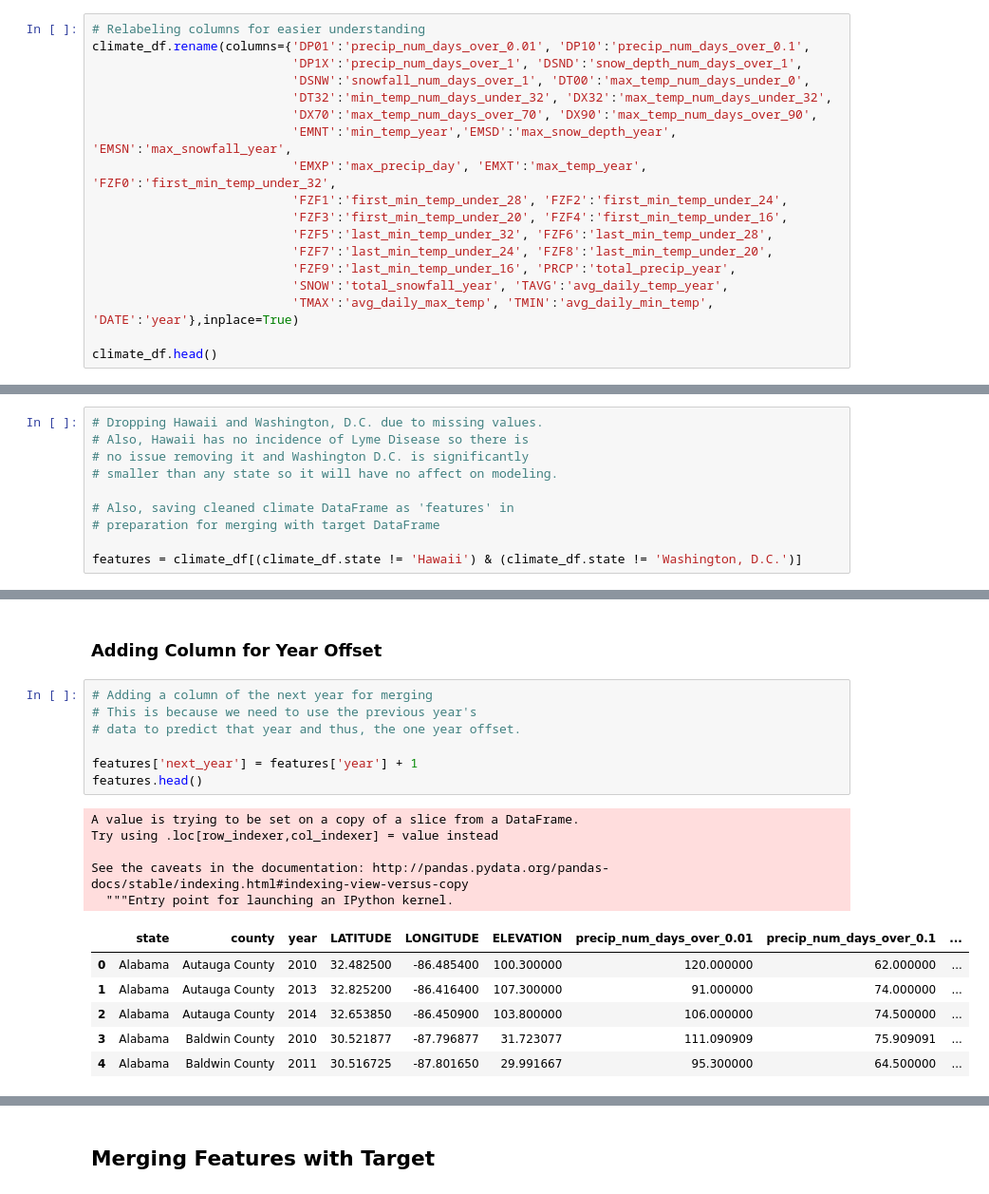
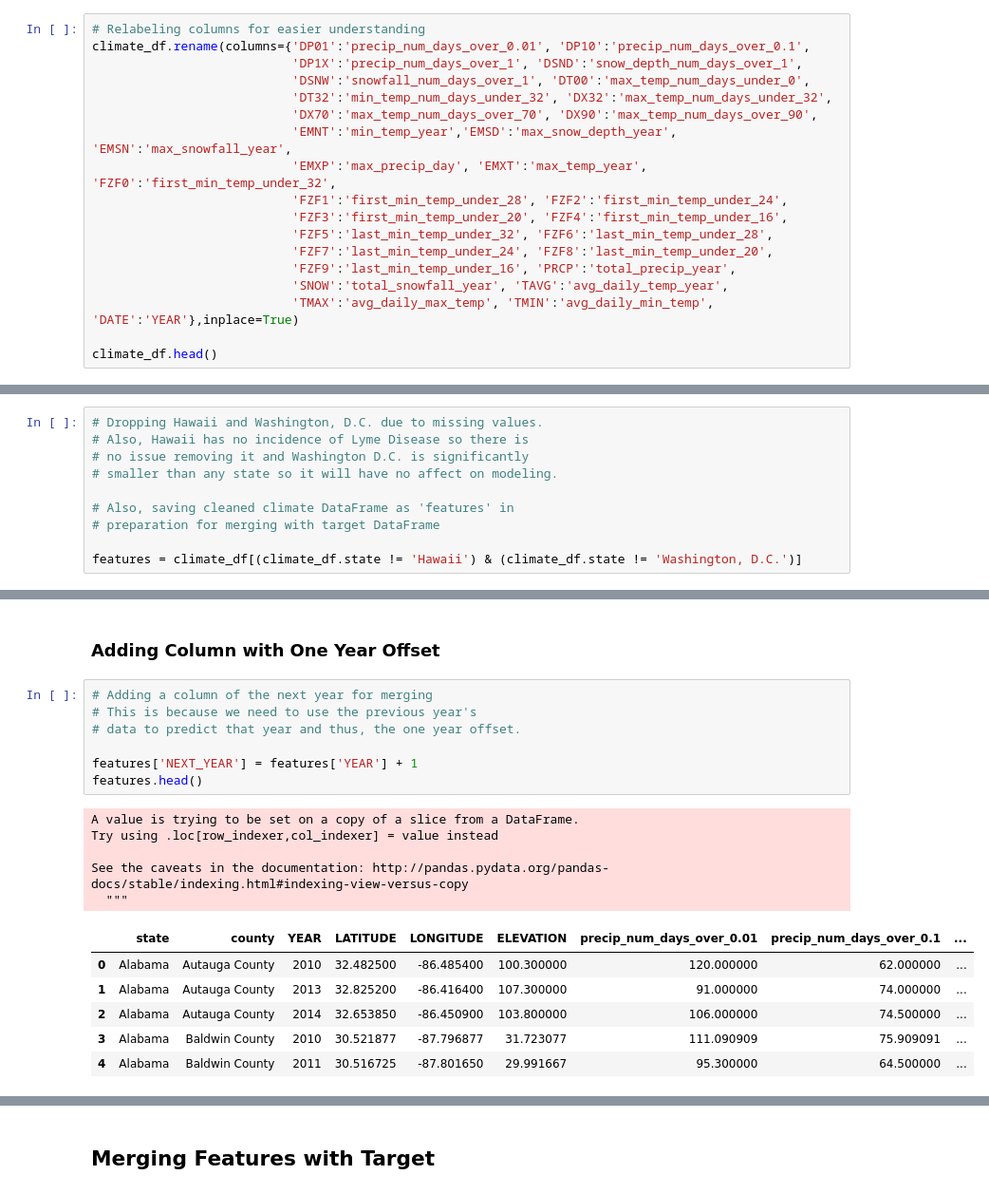
Before and after one commit to tcbonds/lyme-disease-classifier, a Jupyter notebook: 3_Cleaning_Features_and_Merging_with_Target.ipynb, the cells around one changed output, grey strips where cells are left out. Shown at 95% size. Saved outputs shown, nothing was run; the diff lists cells and outputs as text.

```diff
--- a/3_Cleaning_Features_and_Merging_with_Target.ipynb
+++ b/3_Cleaning_Features_and_Merging_with_Target.ipynb
@@ -98,7 +98,7 @@ climate_df.rename(columns={'DP01':'precip_num_days_over_0.01', 'DP10':'precip_nu
                            'FZF7':'last_min_temp_under_24', 'FZF8':'last_min_temp_under_20',
                            'FZF9':'last_min_temp_under_16', 'PRCP':'total_precip_year',
                            'SNOW':'total_snowfall_year', 'TAVG':'avg_daily_temp_year',
-                           'TMAX':'avg_daily_max_temp', 'TMIN':'avg_daily_min_temp', 'DATE':'year'},inplace=True)
+                           'TMAX':'avg_daily_max_temp', 'TMIN':'avg_daily_min_temp', 'DATE':'YEAR'},inplace=True)
 
 climate_df.head()
 # %% [output]
@@ -269,21 +269,21 @@ avg_daily_max_temp            0.0
 avg_daily_min_temp            0.0
 dtype: float64
 # %% [markdown]
-### Adding Column for Year Offset
+### Adding Column with One Year Offset
 # %%
 # Adding a column of the next year for merging
 # This is because we need to use the previous year's
 # data to predict that year and thus, the one year offset.
 
-features['next_year'] = features['year'] + 1
+features['NEXT_YEAR'] = features['YEAR'] + 1
 features.head()
 # %% [output]
 A value is trying to be set on a copy of a slice from a DataFrame.
 Try using .loc[row_indexer,col_indexer] = value instead
 
 See the caveats in the documentation: http://pandas.pydata.org/pandas-docs/stable/indexing.html#indexing-view-versus-copy
-  """Entry point for launching an IPython kernel.
+  """
-|  | state | county | year | LATITUDE | LONGITUDE | ELEVATION | precip_num_days_over_0.01 | precip_num_days_over_0.1 | ... |
+|  | state | county | YEAR | LATITUDE | LONGITUDE | ELEVATION | precip_num_days_over_0.01 | precip_num_days_over_0.1 | ... |
 | 0 | Alabama | Autauga County | 2010 | 32.482500 | -86.485400 | 100.300000 | 120.000000 | 62.000000 | ... |
 | 1 | Alabama | Autauga County | 2013 | 32.825200 | -86.416400 | 107.300000 | 91.000000 | 74.000000 | ... |
 | 2 | Alabama | Autauga County | 2014 | 32.653850 | -86.450900 | 103.800000 | 106.000000 | 74.500000 | ... |
```
Also changed, not shown: parts of 11 cells of this notebook.
